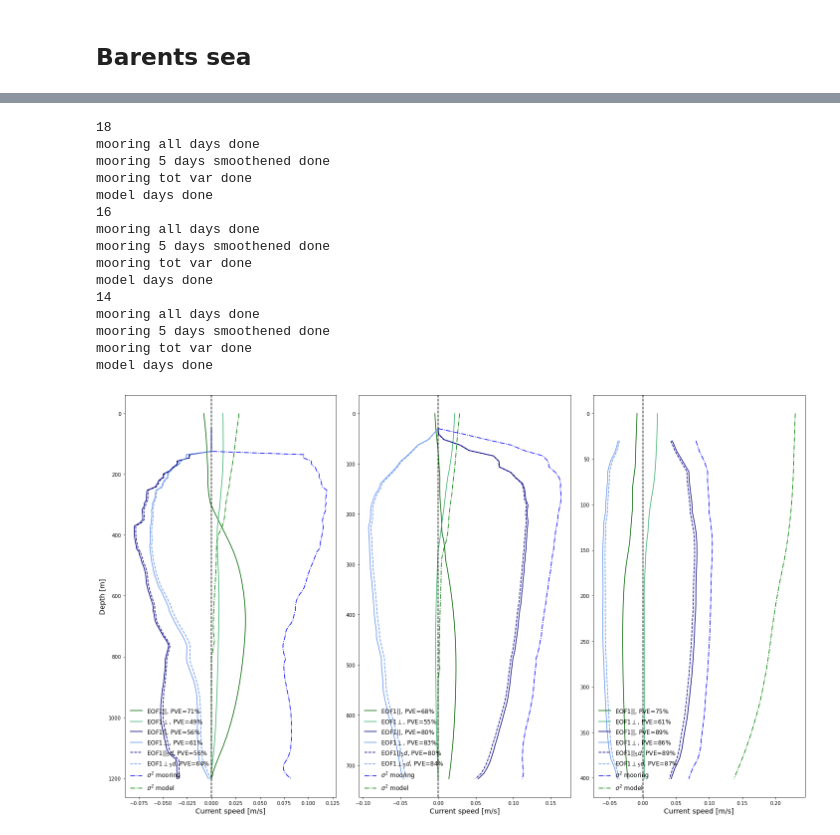
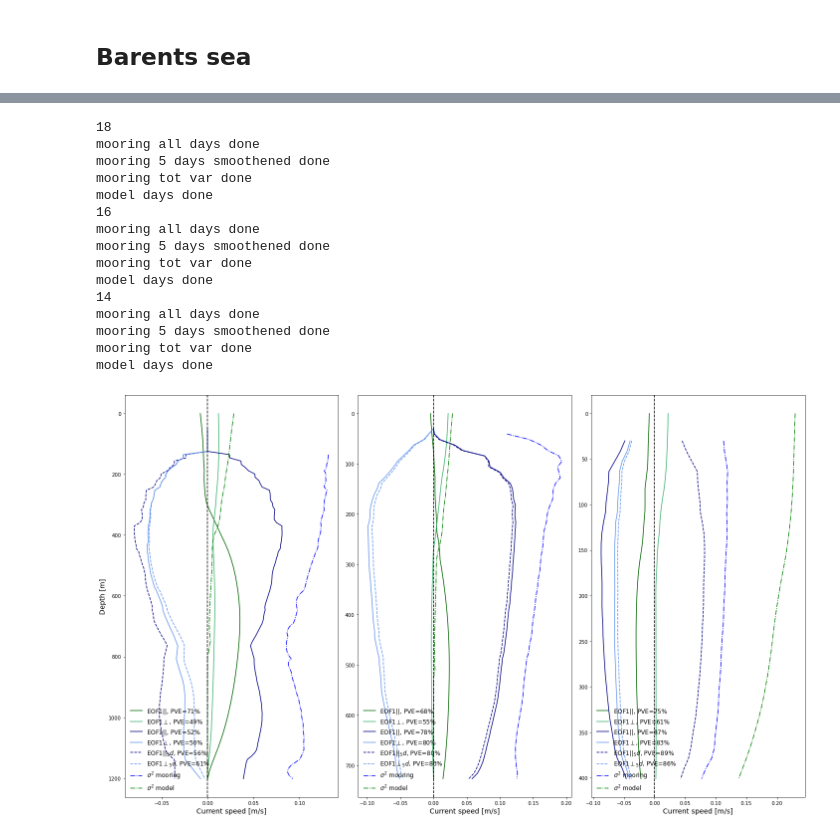
Before and after one commit to kaje2301/Master_2022, a Jupyter notebook: Model_Moor_EOF.ipynb, the cells around one changed output, grey strips where cells are left out. Drawn from its saved outputs; the diff is of its cells as text; code cells hidden in the pictures.

Commit message:
nye figurer EOF

```diff
--- a/Model_Moor_EOF.ipynb
+++ b/Model_Moor_EOF.ipynb
@@ -569,7 +822,7 @@ for axs, i, b, t in zip(axs.flat, [2,1,0], [178,133,133], [0,0,0]):
     print('mooring 5 days smoothened done')
 
     # tot. varians moor.
-    var_mr = tot_var_nDEPTH(U,V)
+    var_mr = tot_var_nDEPTH(vel_l_[i][0]*10**(-2),vel_l_[i][1]*10**(-2))
     print('total variance mooring done')
 
     # Getting the acctual depth for location:
@@ -659,7 +912,7 @@ for axs, i, b, t in zip(axs.flat, [3,4,5,6], [2935,1500,645,640], [70,80,80,110]
     print('mooring 5 days smoothened done')
 
     # tot. varians moor.
-    var_mr = tot_var_DEPTH(U,V)
+    var_mr = tot_var_DEPTH(vel_l_[i][0],vel_l_[i][1])
     print('mooring tot var done ')
 
     # Getting the acctual depth for location:
@@ -750,7 +1003,7 @@ for axs, i, b, t in zip(axs.flat, [7,9,8],[1535,1209,850],[0,0,0]):
     print('mooring 5 days smoothened done')
 
     # tot. varians moor.
-    var_mr = tot_var_DEPTH(U,V)
+    var_mr = tot_var_DEPTH(vel_l_[i][0],vel_l_[i][1])
     print('mooring tot var done ')
 
     # Getting the acctual depth for location:
@@ -758,6 +1011,7 @@ for axs, i, b, t in zip(axs.flat, [7,9,8],[1535,1209,850],[0,0,0]):
     y = moor_l[i][1]
     d = bathym.isel(x=x,y=y).values-1
     dyp_mr = np.linspace(t,b,len(U.DEPTH))
+    dyp_vmr = np.linspace(t,b,len(var_mr))
     dyp_mo = np.linspace(0,b,d)
 
     # Model infrmation
@@ -785,7 +1039,7 @@ for axs, i, b, t in zip(axs.flat, [7,9,8],[1535,1209,850],[0,0,0]):
     axs.plot(EOFps,dyp_mr, linestyle='--', label= f'EOF1$||_5d$, PVE={PVEps}%', color='navy')
     axs.plot(EOFos,dyp_mr, linestyle='--', label= f'EOF1$\perp_5d$, PVE={PVEos}%', color='cornflowerblue')
     # Plotting mod and moor tot.varians with depth
-    axs.plot(var_mr,dyp_mr, linestyle='-.', label= f'$\sigma^2$ mooring', color='b')
+    axs.plot(var_mr,dyp_vmr, linestyle='-.', label= f'$\sigma^2$ mooring', color='b')
     axs.plot(var_mo,dyp_mo, linestyle='-.', label= f'$\sigma^2$ model', color='g')
 
     axs.axvline(0, color='k', linestyle = '--')
@@ -836,7 +1090,7 @@ for axs, i, b, t in zip(axs.flat, [10,11,12], [147,147,147], [6,4,16]):
     print('mooring 5 days smoothened done')
 
     # tot. varians moor.
-    var_mr = tot_var_BINDEPTH(U,V)
+    var_mr = tot_var_BINDEPTH(vel_l_[i][0],vel_l_[i][1])
     print('mooring tot var done ')
 
     # Getting the acctual depth for location:
@@ -844,6 +1098,7 @@ for axs, i, b, t in zip(axs.flat, [10,11,12], [147,147,147], [6,4,16]):
     y = moor_l[i][1]
     d = bathym.isel(x=x,y=y).values-1
     dyp_mr = np.linspace(t,b,len(U.BINDEPTH))
+    dyp_vmr = np.linspace(t,b,len(var_mr))
     dyp_mo = np.linspace(0,b,d)
 
     # Model infrmation
@@ -871,7 +1126,7 @@ for axs, i, b, t in zip(axs.flat, [10,11,12], [147,147,147], [6,4,16]):
     axs.plot(EOFps,dyp_mr, linestyle='--', label= f'EOF1$||_5d$, PVE={PVEps}%', color='navy')
     axs.plot(EOFos,dyp_mr, linestyle='--', label= f'EOF1$\perp_5d$, PVE={PVEos}%', color='cornflowerblue')
     # Plotting mod and moor tot.varians with depth
-    axs.plot(var_mr,dyp_mr, linestyle='-.', label= f'$\sigma^2$ mooring', color='b')
+    axs.plot(var_mr,dyp_vmr, linestyle='-.', label= f'$\sigma^2$ mooring', color='b')
     axs.plot(var_mo,dyp_mo, linestyle='-.', label= f'$\sigma^2$ model', color='g')
 
     axs.axvline(0, color='k', linestyle = '--')
@@ -922,7 +1177,7 @@ for axs, i, b, t in zip(axs.flat,[18,16,14], [1202,727,401],[50,30,30]):
     print('mooring 5 days smoothened done')
 
     # tot. varians moor.
-    var_mr = tot_var_DEPTH(U,V)
+    var_mr = tot_var_DEPTH(vel_l_[i][0],vel_l_[i][1])
     print('mooring tot var done ')
 
     # Getting the acctual depth for location:
@@ -930,6 +1185,7 @@ for axs, i, b, t in zip(axs.flat,[18,16,14], [1202,727,401],[50,30,30]):
     y = moor_l[i][1]
     d = bathym.isel(x=x,y=y).values-1
     dyp_mr = np.linspace(t,b,len(U.DEPTH))
+    dyp_vmr = np.linspace(t,b,len(var_mr))
     dyp_mo = np.linspace(0,b,d)
 
     # Model infrmation
@@ -954,36 +1210,36 @@ for axs, i, b, t in zip(axs.flat,[18,16,14], [1202,727,401],[50,30,30]):
     axs.plot(EOFp,dyp_mr, label= f'EOF1$||$, PVE={PVEp}%', color='navy')
     axs.plot(EOFo,dyp_mr, label= f'EOF1$\perp$, PVE={PVEo}%', color='cornflowerblue')
     # Plottign EOF moor 5 dager average, BLUE --
     axs.plot(EOFps,dyp_mr, linestyle='--', label= f'EOF1$||_5d$, PVE={PVEps}%', color='navy')
     axs.plot(EOFos,dyp_mr, linestyle='--', label= f'EOF1$\perp_5d$, PVE={PVEos}%', color='cornflowerblue')
     # Plotting mod and moor tot.varians with depth
-    axs.plot(var_mr,dyp_mr, linestyle='-.', label= f'$\sigma^2$ mooring', color='b')
+    axs.plot(var_mr,dyp_vmr, linestyle='-.', label= f'$\sigma^2$ mooring', color='b')
     axs.plot(var_mo,dyp_mo, linestyle='-.', label= f'$\sigma^2$ model', color='g')
 
     axs.axvline(0, color='k', linestyle = '--')
     axs.invert_yaxis()
     axs.set_xlabel('Current speed [m/s]', fontsize=14)
     axs.legend(frameon=False, fontsize=12, loc="lower left")
 fig.tight_layout()
 
-plt.savefig('EOF_NSvalbard_all_east.pdf', dpi = 300)
+plt.savefig('EOF_NSvalbard_all_west.pdf', dpi = 300)
 # %% [output]
 18
 mooring all days done
 mooring 5 days smoothened done
 mooring tot var done
 model days done
 16
 mooring all days done
 mooring 5 days smoothened done
 mooring tot var done
 model days done
 14
 mooring all days done
 mooring 5 days smoothened done
 mooring tot var done
 model days done
-[figure, old version]
+[figure, new version]
 # %%
 warnings.simplefilter("ignore")
 fig, axs = plt.subplots(1,3,figsize=(20,12))
```
Also changed, not shown: parts of 18 cells of this notebook, 12 other files.
